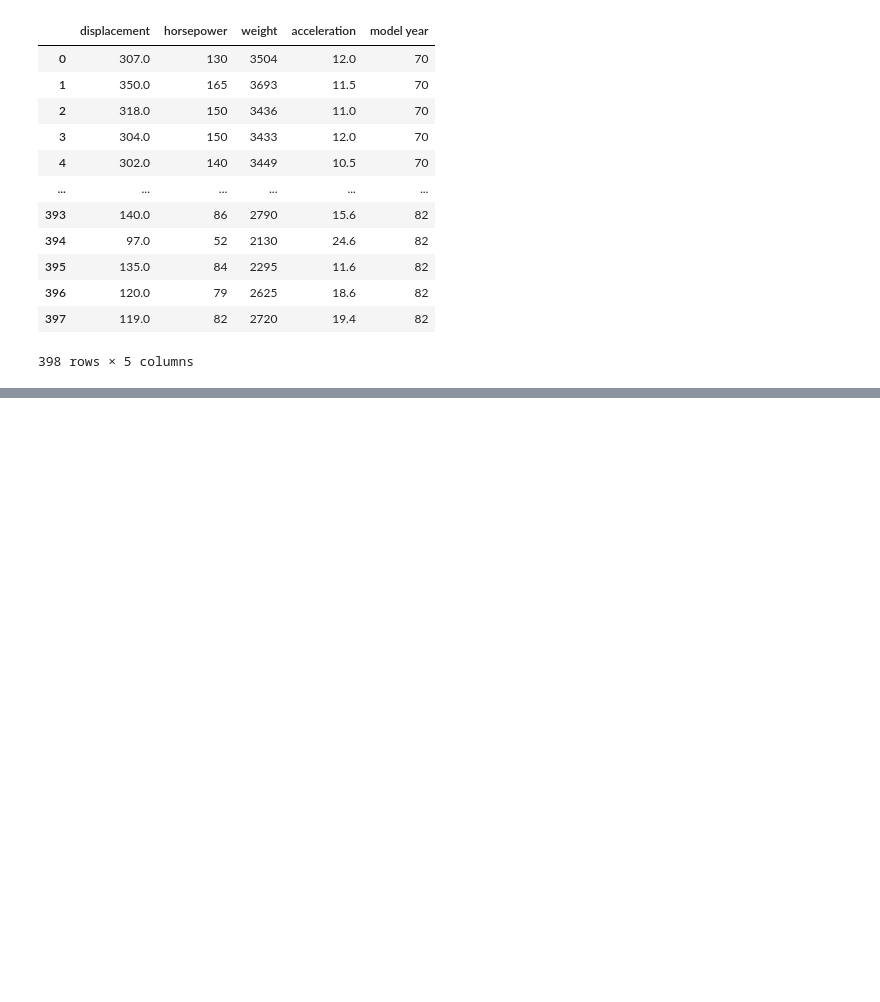
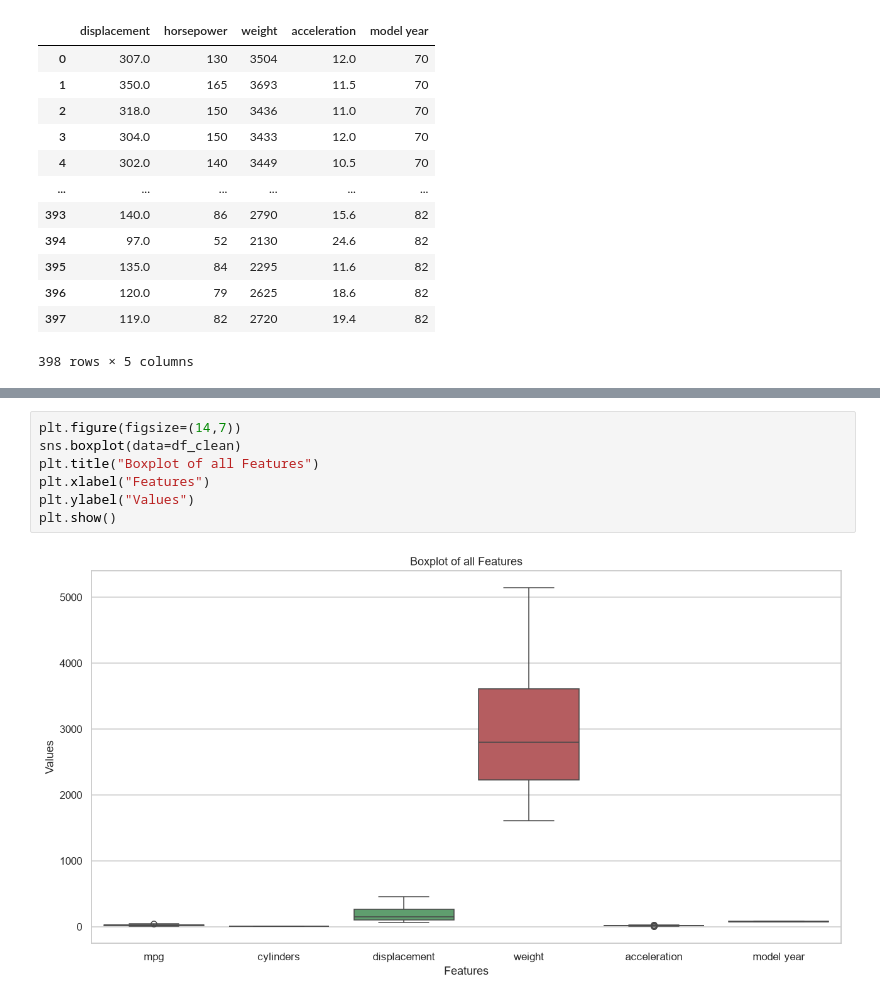
Before and after one commit to UvinAgon/advanced-ml, a Jupyter notebook: week01/linear_regression.ipynb, the cells around one changed output, grey strips where cells are left out. Cells and saved outputs as stored; diff of their text form; blank space fills up the shorter version.

```diff
--- a/week01/linear_regression.ipynb
+++ b/week01/linear_regression.ipynb
@@ -142,0 +193,9 @@ df_clean[quan_candidates]
+# %%
+plt.figure(figsize=(14,7))
+sns.boxplot(data=df_clean)
+plt.title("Boxplot of all Features")
+plt.xlabel("Features")
+plt.ylabel("Values")
+plt.show()
+# %% [output]
+[figure, added]
```
Also changed, not shown: parts of 32 cells of this notebook, 1 other file.
